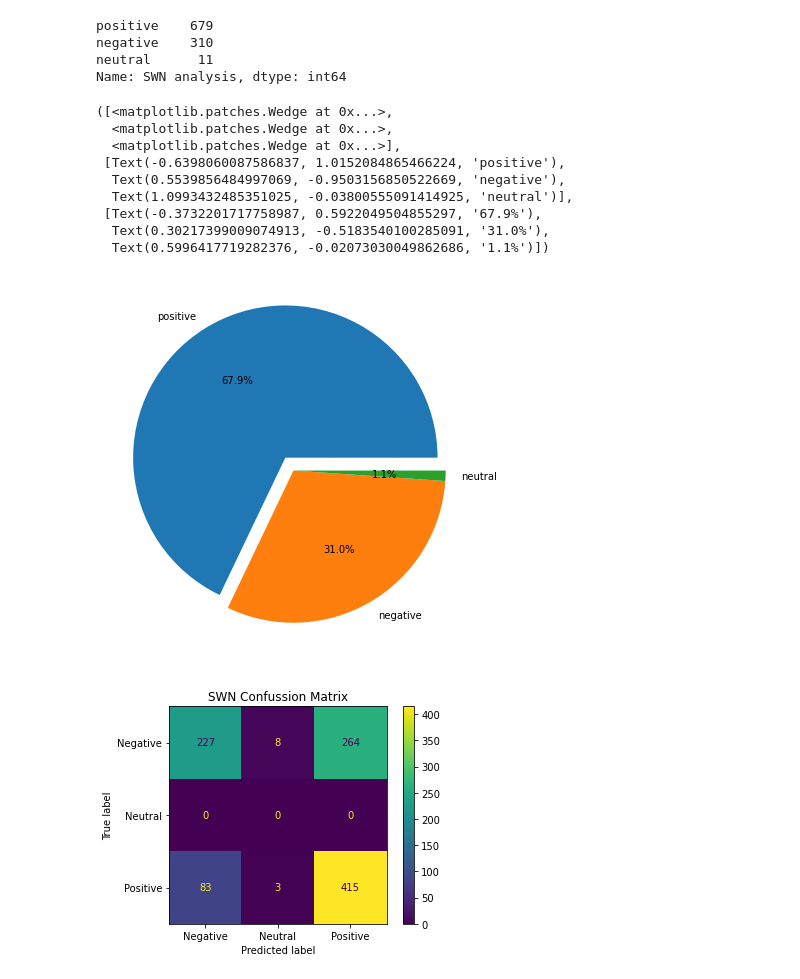
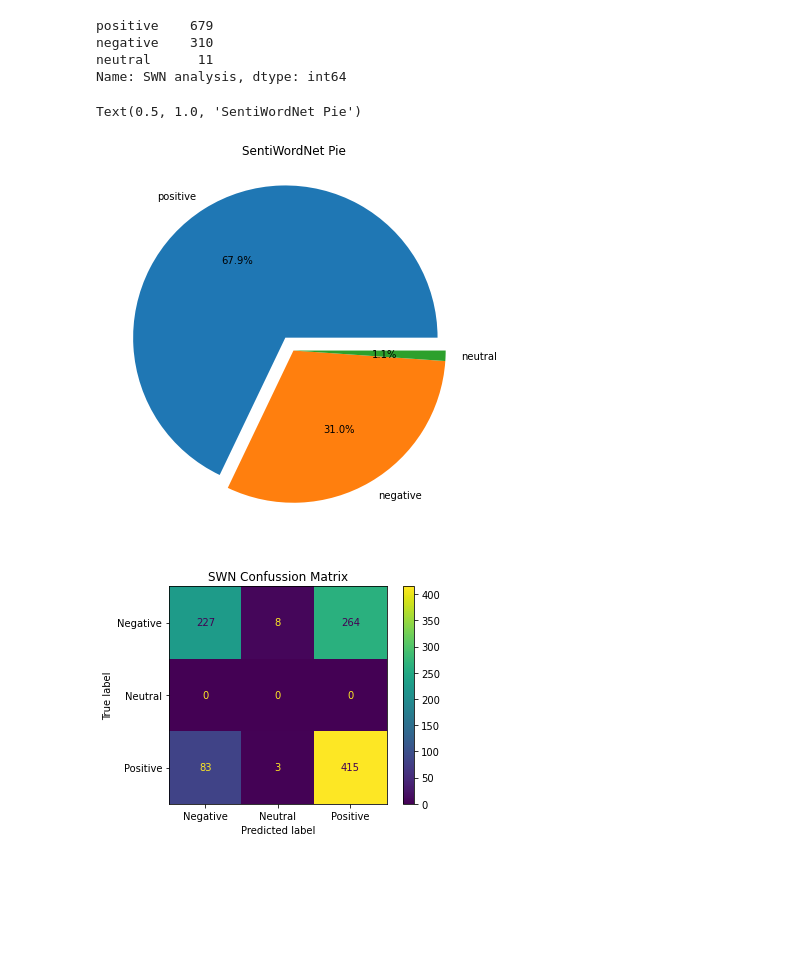
Before and after one commit to karlacuv/MCD_Procesamiento, a Jupyter notebook: Tarea2_AnalisisSentimiento.ipynb, the cells around one changed output. Cells and saved outputs as stored; diff of their text form; code cells hidden in the pictures; blank space fills up the shorter version.

```diff
--- a/Tarea2_AnalisisSentimiento.ipynb
+++ b/Tarea2_AnalisisSentimiento.ipynb
@@ -341,18 +330,11 @@ Name: SWN analysis, dtype: int64
 # %%
 swn_counts= df_final['SWN analysis'].value_counts()
 plt.figure(figsize=(10, 7))
 plt.pie(swn_counts.values, labels = swn_counts.index, explode = (0.1, 0, 0), autopct='%1.1f%%', shadow=False)
+plt.title("SentiWordNet Pie")
 # %% [output]
-([<matplotlib.patches.Wedge at 0x...>,
-  <matplotlib.patches.Wedge at 0x...>,
-  <matplotlib.patches.Wedge at 0x...>],
- [Text(-0.6398060087586837, 1.0152084865466224, 'positive'),
-  Text(0.5539856484997069, -0.9503156850522669, 'negative'),
-  Text(1.0993432485351025, -0.03800555091414925, 'neutral')],
- [Text(-0.3732201717758987, 0.5922049504855297, '67.9%'),
-  Text(0.30217399009074913, -0.5183540100285091, '31.0%'),
-  Text(0.5996417719282376, -0.02073030049862686, '1.1%')])
+Text(0.5, 1.0, 'SentiWordNet Pie')
-[figure, old version]
+[figure, new version]
 # %%
 classes=['Negative', 'Neutral','Positive']
 cm_swn=confusion_matrix(df_final['sentiment'], df_final['SWN analysis'])
```
Also changed, not shown: parts of 2 cells of this notebook.
